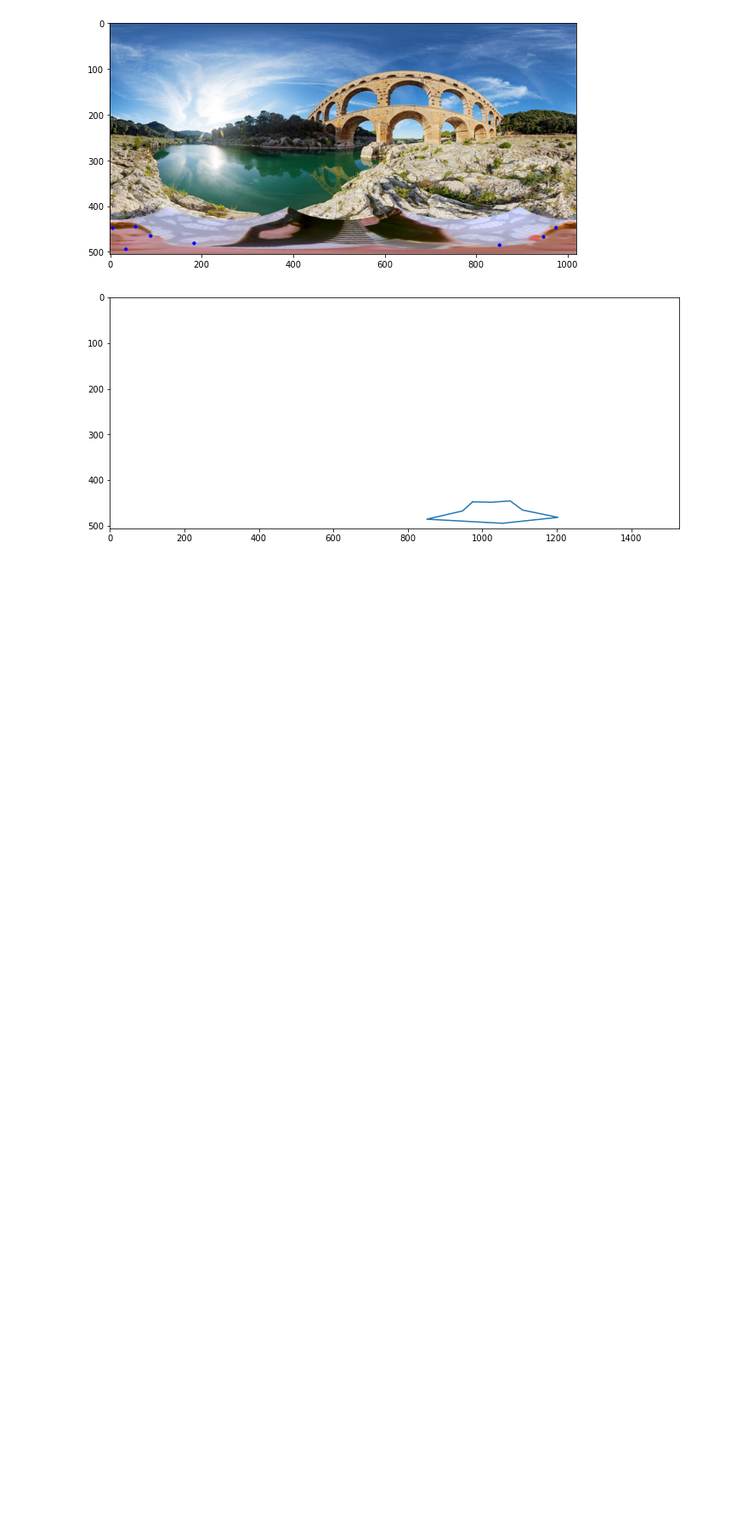
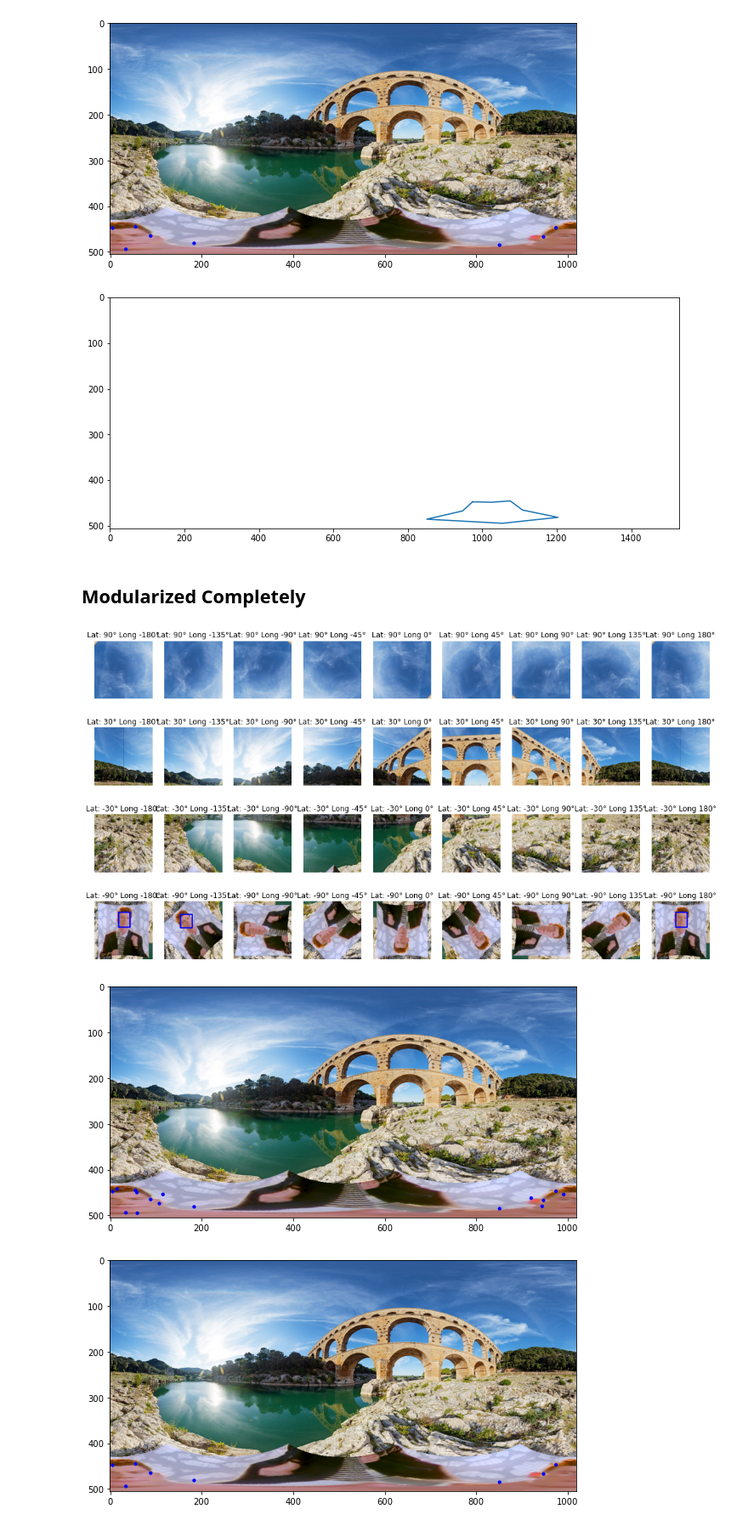
Before and after one commit to TeleMidia/faces360, a Jupyter notebook: ipynb/Face360-Modularized.ipynb, the cells around one changed output. Shown at 85% size. Saved outputs shown, nothing was run; the diff lists cells and outputs as text; code cells hidden in the pictures; blank space fills up the shorter version.

Commit message:
modularized complete faces_viewport

```diff
--- a/ipynb/Face360-Modularized.ipynb
+++ b/ipynb/Face360-Modularized.ipynb
@@ -62,3 +65,13 @@ for poly in nms_polys:
 plt.show()
 # %% [output]
 [figure]
+# %% [markdown]
+## Modularized Completely
+# %%
+detector = ViewportsFaceDetector(rows = 4, cols = 9, fovw = 60, fovh = 60, width = 300, verbose = 1)
+
+org_bounds, adj_bounds, nms_polys = detector.detect_faces_polys(path)
+# %% [output]
+[figure, added]
+[figure, added]
+[figure, added]
```
Also changed, not shown: parts of 5 cells of this notebook, 1 other file.
